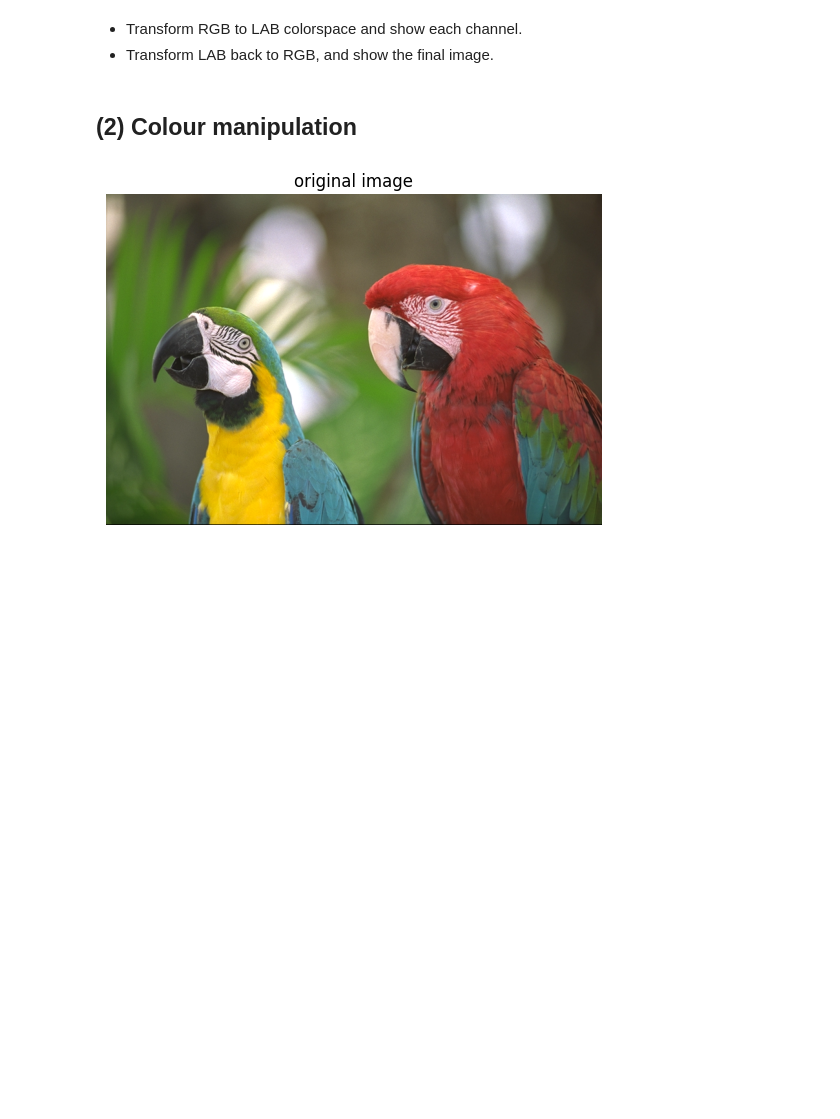
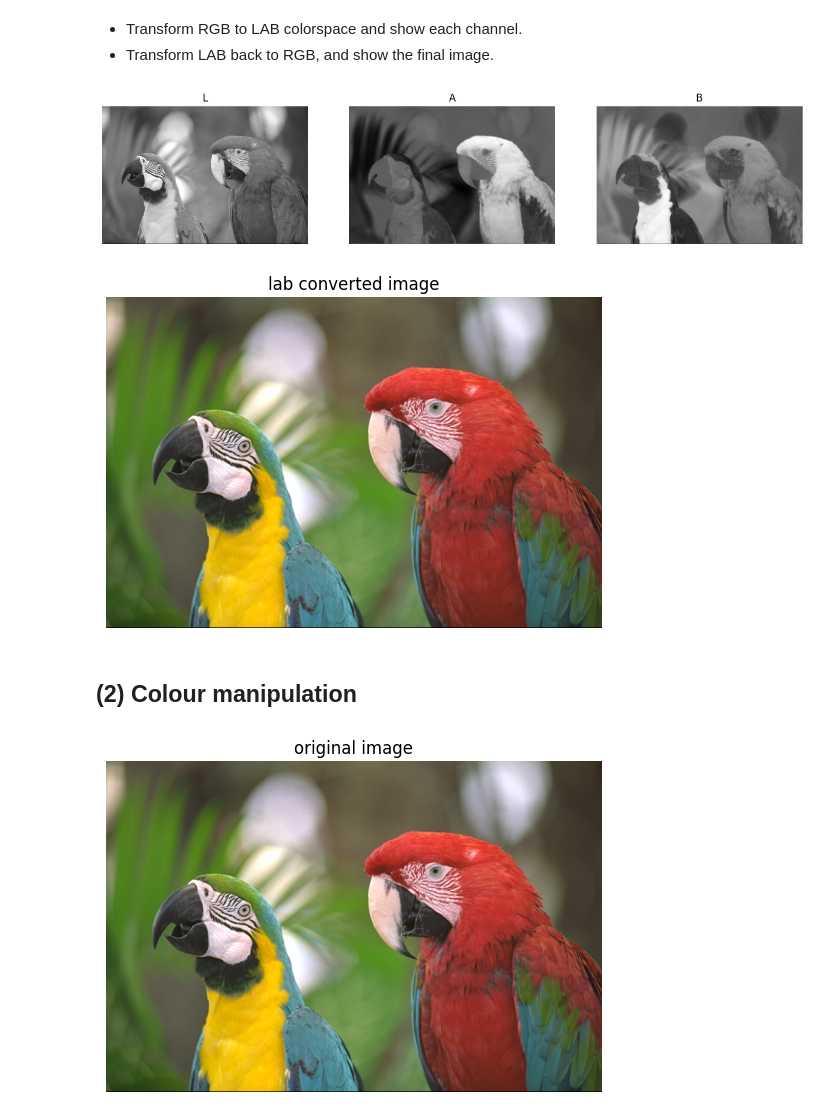
Before and after one commit to 1uoyuuu/COMP90086-CV, a Jupyter notebook: tutorial/week4/worksheet04.ipynb, the cells around one changed output. Cells and saved outputs as stored; diff of their text form; code cells hidden in the pictures; blank space fills up the shorter version.

```diff
--- a/tutorial/week4/worksheet04.ipynb
+++ b/tutorial/week4/worksheet04.ipynb
@@ -115,3 +152,45 @@ plt.show()
+# %%
+img_lab = cv2.cvtColor(img, cv2.COLOR_BGR2Lab)
+
+fig,axs = plt.subplots(1,3)
+fig.set_figwidth(15)
+fig.set_figheight(15)
+
+plt.subplot(1,3,1)
+plt.imshow(img_lab[:,:,0],cmap='gray')
+plt.title('L')
+plt.axis('off')
+
+plt.subplot(1,3,2)
+plt.imshow(img_lab[:,:,1],cmap='gray')
+plt.title('A')
+plt.axis('off')
+
+plt.subplot(1,3,3)
+plt.imshow(img_lab[:,:,2],cmap='gray')
+plt.title('B')
+plt.axis('off')
+
+plt.show()
+
+
+
+img_cvt = cv2.cvtColor(img_lab, cv2.COLOR_Lab2BGR)
+
+#rearrange the channel for showing image
+img2 = np.zeros(img_cvt.shape,np.uint8)
+img2[:,:,0] = img_cvt[:,:,2] #red
+img2[:,:,1] = img_cvt[:,:,1] #green
+img2[:,:,2] = img_cvt[:,:,0] #blue
+
+plt.imshow(img2)
+plt.title('lab converted image')
+plt.axis('off')
+
+plt.show()
+# %% [output]
+[figure, added]
+[figure, added]
 # %% [markdown]
 ## (2) Colour manipulation
 # %%
```
Also changed, not shown: parts of 29 cells of this notebook.
